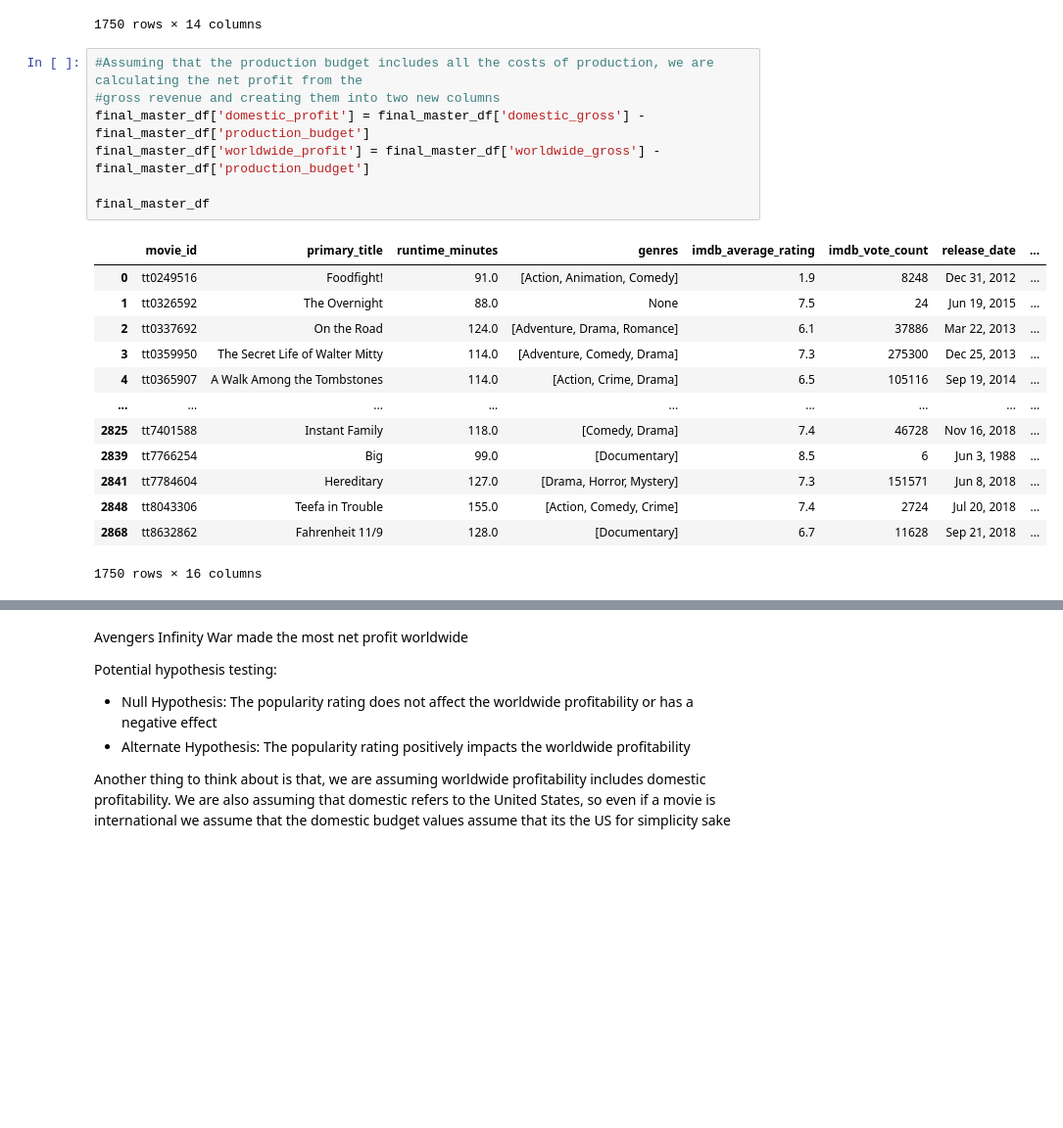
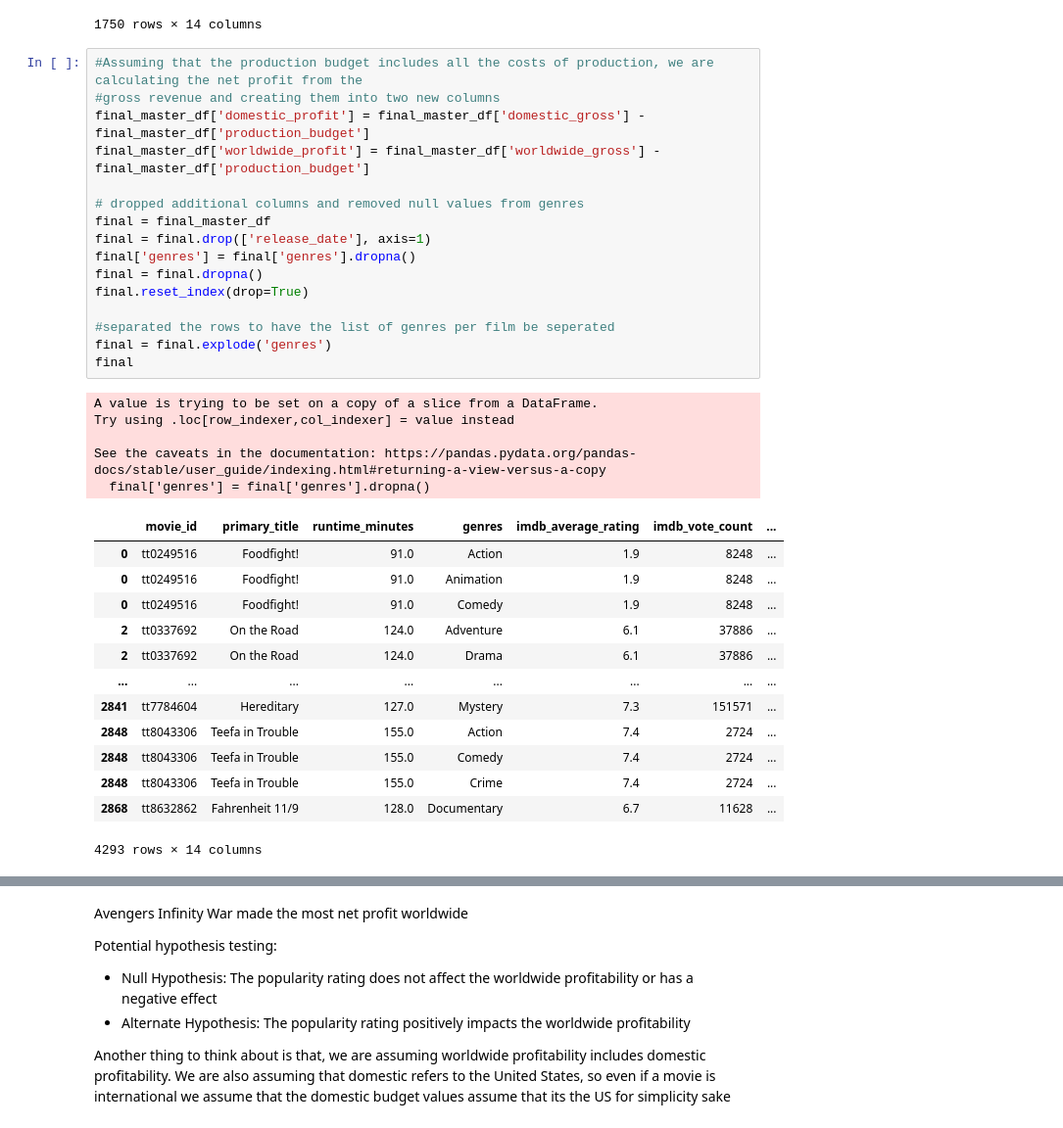
Before and after one commit to abwilliamss/AIAcademy-capstone, a Jupyter notebook: saniya_analysis.ipynb, the cells around one changed output, grey strips where cells are left out. Shown: that part at 98% size. Cells and saved outputs as stored; diff of their text form; blank space fills up the shorter version.

```diff
--- a/saniya_analysis.ipynb
+++ b/saniya_analysis.ipynb
@@ -79,22 +79,36 @@ final_master_df
 # %%
 #Assuming that the production budget includes all the costs of production, we are calculating the net profit from the
 #gross revenue and creating them into two new columns
 final_master_df['domestic_profit'] = final_master_df['domestic_gross'] - final_master_df['production_budget']
 final_master_df['worldwide_profit'] = final_master_df['worldwide_gross'] - final_master_df['production_budget']
 
-final_master_df
+# dropped additional columns and removed null values from genres
+final = final_master_df
+final = final.drop(['release_date'], axis=1)
+final['genres'] = final['genres'].dropna()
+final = final.dropna()
+final.reset_index(drop=True)
+
+#separated the rows to have the list of genres per film be seperated
+final = final.explode('genres')
+final
 # %% [output]
+A value is trying to be set on a copy of a slice from a DataFrame.
+Try using .loc[row_indexer,col_indexer] = value instead
+
+See the caveats in the documentation: https://pandas.pydata.org/pandas-docs/stable/user_guide/indexing.html#returning-a-view-versus-a-copy
+  final['genres'] = final['genres'].dropna()
-|  | movie_id | primary_title | runtime_minutes | genres | imdb_average_rating | imdb_vote_count | release_date | ... |
-| 0 | tt0249516 | Foodfight! | 91.0 | [Action, Animation, Comedy] | 1.9 | 8248 | Dec 31, 2012 | ... |
-| 1 | tt0326592 | The Overnight | 88.0 | None | 7.5 | 24 | Jun 19, 2015 | ... |
-| 2 | tt0337692 | On the Road | 124.0 | [Adventure, Drama, Romance] | 6.1 | 37886 | Mar 22, 2013 | ... |
-| 3 | tt0359950 | The Secret Life of Walter Mitty | 114.0 | [Adventure, Comedy, Drama] | 7.3 | 275300 | Dec 25, 2013 | ... |
-| 4 | tt0365907 | A Walk Among the Tombstones | 114.0 | [Action, Crime, Drama] | 6.5 | 105116 | Sep 19, 2014 | ... |
-| ... | ... | ... | ... | ... | ... | ... | ... | ... |
-| 2825 | tt7401588 | Instant Family | 118.0 | [Comedy, Drama] | 7.4 | 46728 | Nov 16, 2018 | ... |
-| 2839 | tt7766254 | Big | 99.0 | [Documentary] | 8.5 | 6 | Jun 3, 1988 | ... |
-| 2841 | tt7784604 | Hereditary | 127.0 | [Drama, Horror, Mystery] | 7.3 | 151571 | Jun 8, 2018 | ... |
-| 2848 | tt8043306 | Teefa in Trouble | 155.0 | [Action, Comedy, Crime] | 7.4 | 2724 | Jul 20, 2018 | ... |
-| 2868 | tt8632862 | Fahrenheit 11/9 | 128.0 | [Documentary] | 6.7 | 11628 | Sep 21, 2018 | ... |
+|  | movie_id | primary_title | runtime_minutes | genres | imdb_average_rating | imdb_vote_count | ... |
+| 0 | tt0249516 | Foodfight! | 91.0 | Action | 1.9 | 8248 | ... |
+| 0 | tt0249516 | Foodfight! | 91.0 | Animation | 1.9 | 8248 | ... |
+| 0 | tt0249516 | Foodfight! | 91.0 | Comedy | 1.9 | 8248 | ... |
+| 2 | tt0337692 | On the Road | 124.0 | Adventure | 6.1 | 37886 | ... |
+| 2 | tt0337692 | On the Road | 124.0 | Drama | 6.1 | 37886 | ... |
+| ... | ... | ... | ... | ... | ... | ... | ... |
+| 2841 | tt7784604 | Hereditary | 127.0 | Mystery | 7.3 | 151571 | ... |
+| 2848 | tt8043306 | Teefa in Trouble | 155.0 | Action | 7.4 | 2724 | ... |
+| 2848 | tt8043306 | Teefa in Trouble | 155.0 | Comedy | 7.4 | 2724 | ... |
+| 2848 | tt8043306 | Teefa in Trouble | 155.0 | Crime | 7.4 | 2724 | ... |
+| 2868 | tt8632862 | Fahrenheit 11/9 | 128.0 | Documentary | 6.7 | 11628 | ... |
-1750 rows × 16 columns
+4293 rows × 14 columns
 # %%
```
Also changed, not shown: parts of 15 cells of this notebook.
